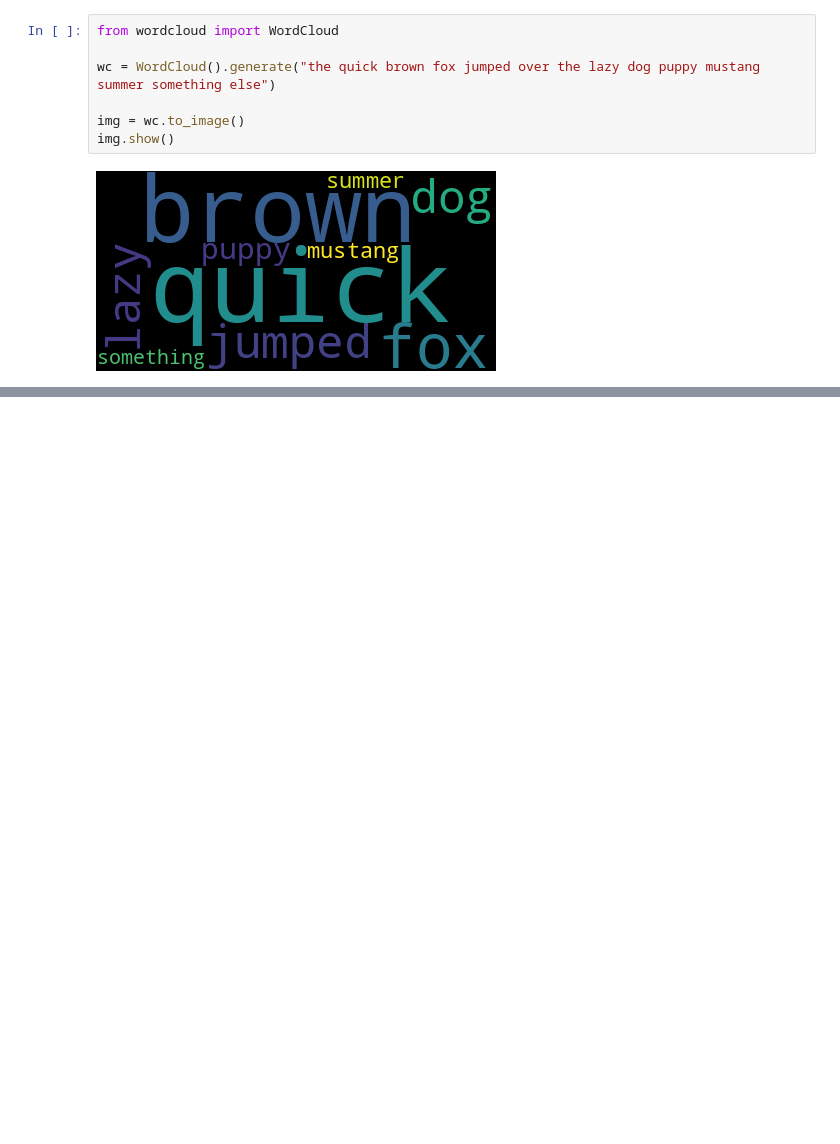
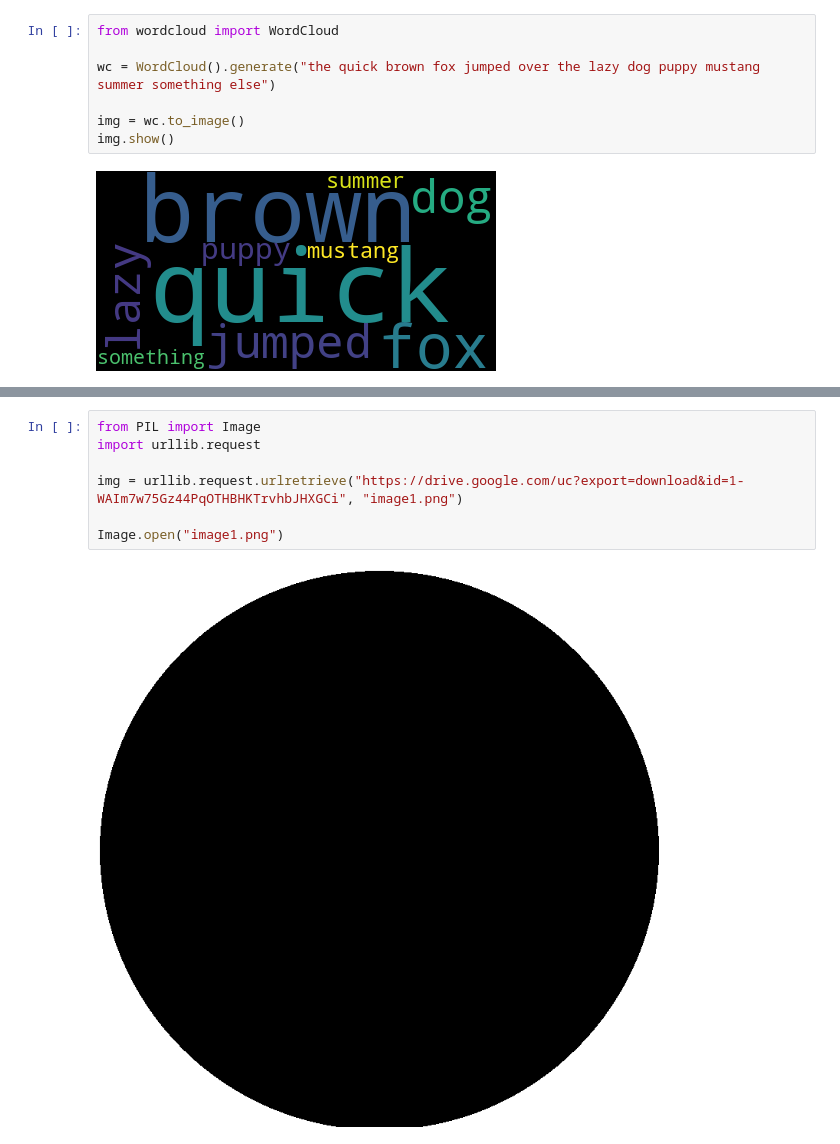
Before and after one commit to hansotTLU/Digihum-Teh_2025-data-visualisation, a Jupyter notebook: notebooks/class_work/week_11.ipynb, the cells around one changed output, grey strips where cells are left out. Drawn from its saved outputs; the diff is of its cells as text; blank space fills up the shorter version.

```diff
--- a/notebooks/class_work/week_11.ipynb
+++ b/notebooks/class_work/week_11.ipynb
@@ -135,0 +146,9 @@ text = urllib.request.urlopen("").read().decode("utf-8")
+# %%
+from PIL import Image
+import urllib.request
+
+img = urllib.request.urlretrieve("https://drive.google.com/uc?export=download&id=1-WAIm7w75Gz44PqOTHBHKTrvhbJHXGCi", "image1.png")
+
+Image.open("image1.png")
+# %% [output]
+[figure, added]
```
Also changed, not shown: parts of 3 cells of this notebook, 1 other file.
